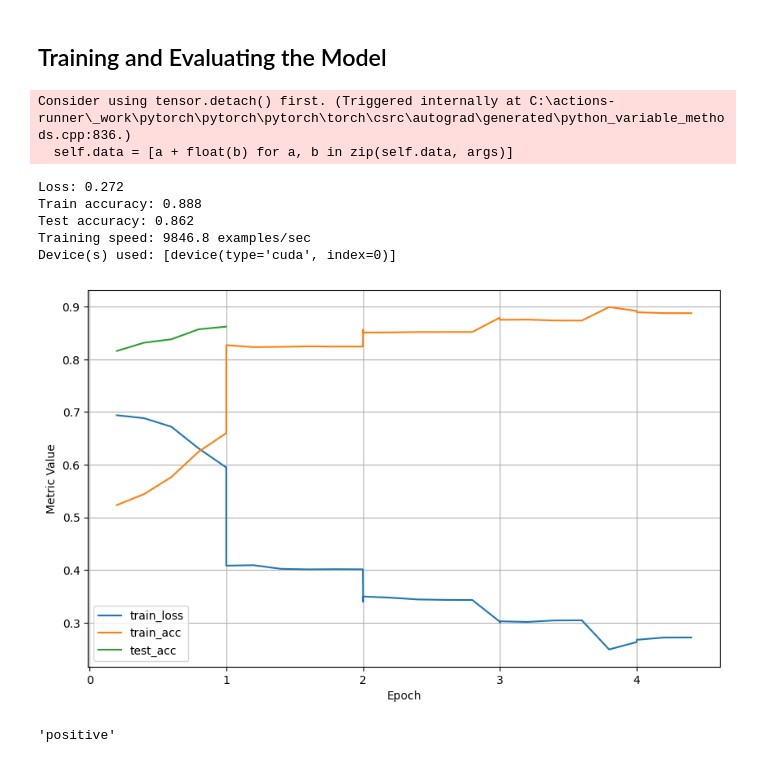
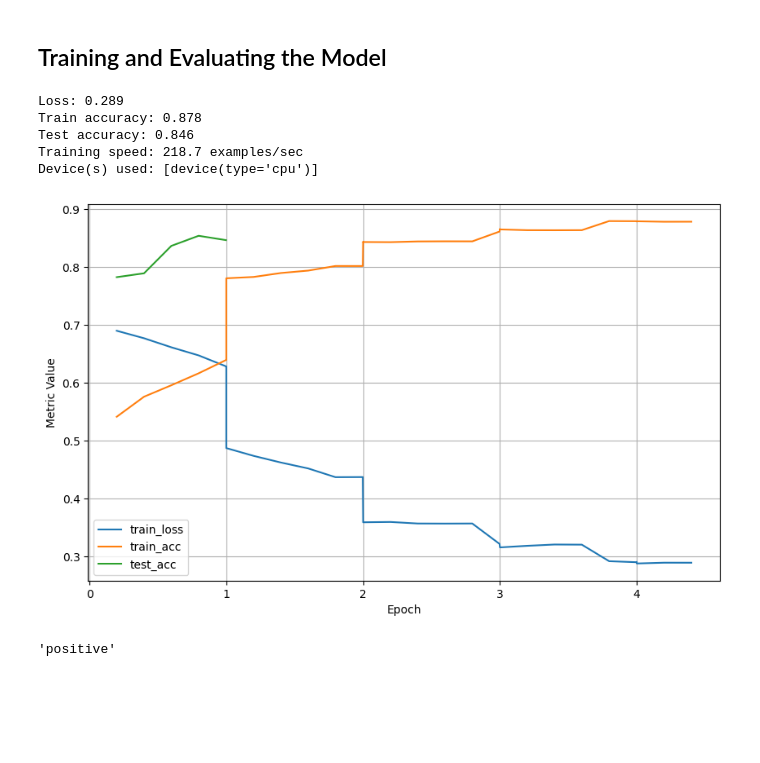
Before and after one commit to ishaanpaul98/Deep-Learning, a Jupyter notebook: Natural Language Processing/Applications/nlp_apps.ipynb, the cells around one changed output. Drawn from its saved outputs; the diff is of its cells as text; code cells hidden in the pictures; blank space fills up the shorter version.

```diff
--- a/Natural Language Processing/Applications/nlp_apps.ipynb
+++ b/Natural Language Processing/Applications/nlp_apps.ipynb
@@ -382,18 +382,18 @@ def train_batch_ch13(net, X, y, loss, trainer, devices):
     return train_loss_sum, train_acc_sum
 # %%
 lr, num_epochs, devices = 0.01, 5, [torch.device(f'cuda:{i}') for i in range(torch.cuda.device_count())]
+if devices == []:
+    devices = [torch.device('cpu')]
 trainer = torch.optim.Adam(net.parameters(), lr=lr)
 loss = nn.CrossEntropyLoss(reduction="none")
 train_ch13(net, train_iter, test_iter, loss, trainer, num_epochs, devices)
 # %% [output]
-Consider using tensor.detach() first. (Triggered internally at C:\actions-runner\_work\pytorch\pytorch\pytorch\torch\csrc\autograd\generated\python_variable_methods.cpp:836.)
-  self.data = [a + float(b) for a, b in zip(self.data, args)]
+Loss: 0.289
+Train accuracy: 0.878
+Test accuracy: 0.846
+Training speed: 218.7 examples/sec
+Device(s) used: [device(type='cpu')]
-Loss: 0.272
-Train accuracy: 0.888
-Test accuracy: 0.862
-Training speed: 9846.8 examples/sec
-Device(s) used: [device(type='cuda', index=0)]
-[figure, old version]
+[figure, new version]
 # %%
 def predict_sentiment(net, vocab, sequence, devices):
     """Predict the sentiment of a text sequence."""
```
Also changed, not shown: parts of 13 cells of this notebook.
